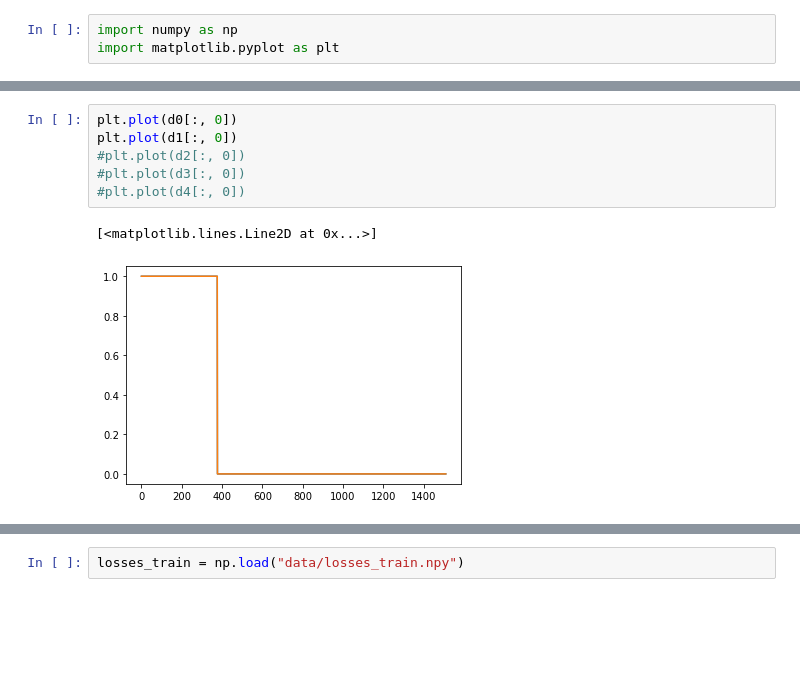
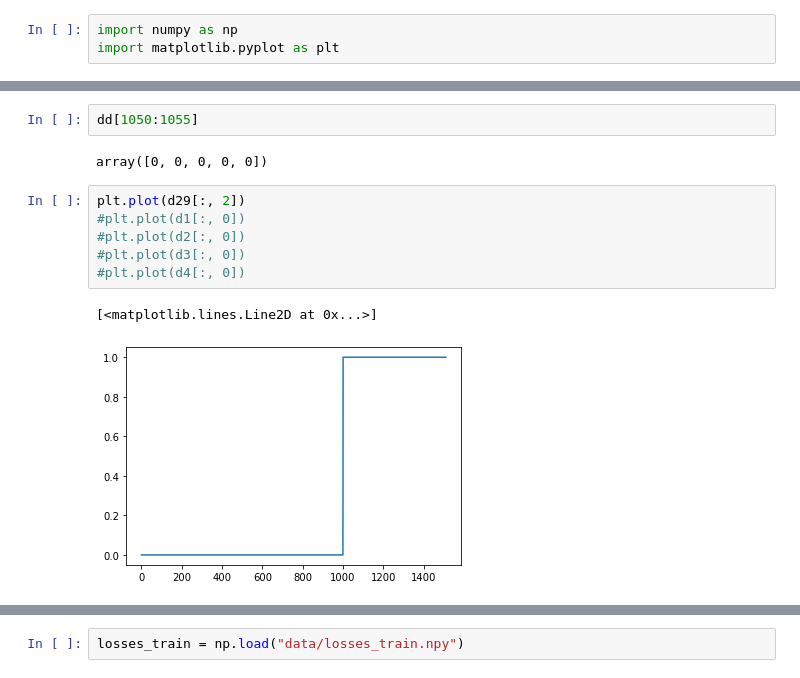
Before and after one commit to Gabriel-Ducrocq/segmentationCryoEM, a Jupyter notebook: Untitled.ipynb, the cells around one changed output, grey strips where cells are left out. Saved outputs shown, nothing was run; the diff lists cells and outputs as text; blank space fills up the shorter version.

```diff
--- a/Untitled.ipynb
+++ b/Untitled.ipynb
@@ -27,12 +46,16 @@ array([1.0000000e+00, 1.1258833e-16], dtype=float32)
+# %%
+dd[1050:1055]
+# %% [output]
+array([0, 0, 0, 0, 0])
 # %%
-plt.plot(d0[:, 0])
-plt.plot(d1[:, 0])
+plt.plot(d29[:, 2])
+#plt.plot(d1[:, 0])
 #plt.plot(d2[:, 0])
 #plt.plot(d3[:, 0])
 #plt.plot(d4[:, 0])
 # %% [output]
 [<matplotlib.lines.Line2D at 0x...>]
-[figure, old version]
+[figure, new version]
 # %%
 arg = np.argmax(d4, axis=1)
 print(np.sum(arg == 1))
```
Also changed, not shown: parts of 21 cells of this notebook, 1 other file.
